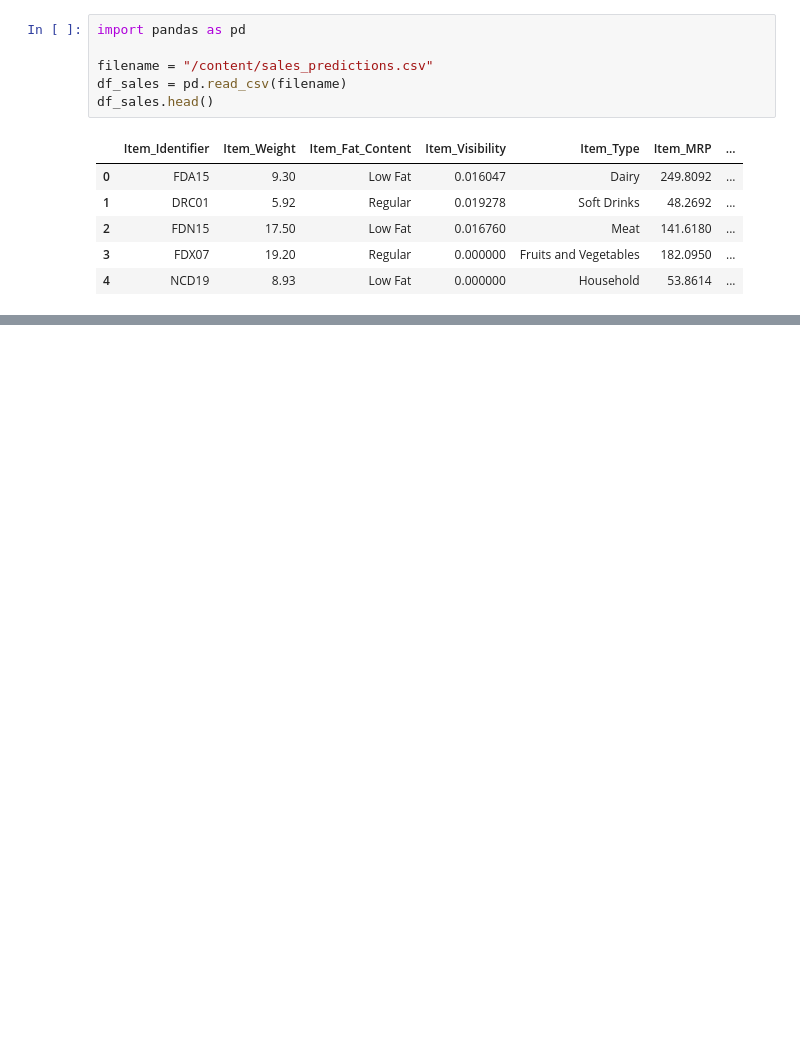
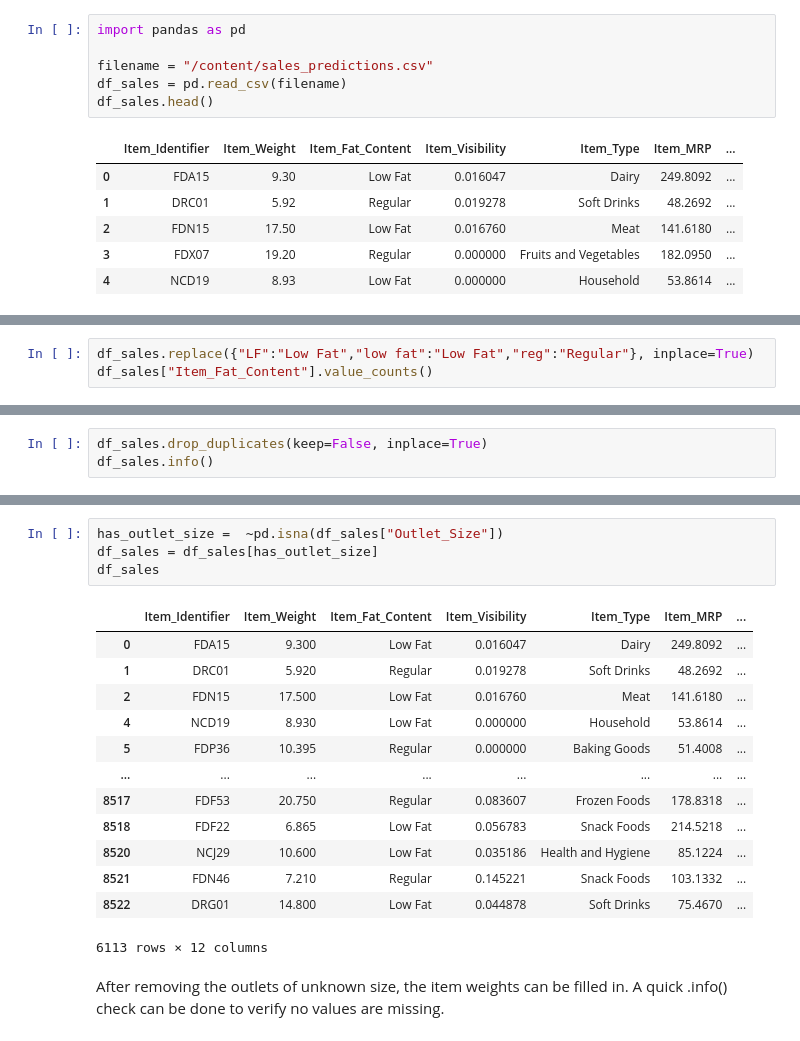
Before and after one commit to bngrossmann/food-sales-predictions, a Jupyter notebook: food_sales_predition.ipynb, the cells around one changed output, grey strips where cells are left out. Drawn from its saved outputs; the diff is of its cells as text; blank space fills up the shorter version.

```diff
--- a/food_sales_predition.ipynb
+++ b/food_sales_predition.ipynb
@@ -15,0 +122,3 @@ df_sales.head()
+# %%
+df_sales.replace({"LF":"Low Fat","low fat":"Low Fat","reg":"Regular"}, inplace=True)
+df_sales["Item_Fat_Content"].value_counts()
@@ -15,0 +131,3 @@ df_sales.head()
+# %%
+df_sales.drop_duplicates(keep=False, inplace=True)
+df_sales.info()
@@ -15,0 +250,20 @@ df_sales.head()
+# %%
+has_outlet_size =  ~pd.isna(df_sales["Outlet_Size"])
+df_sales = df_sales[has_outlet_size]
+df_sales
+# %% [output]
+|  | Item_Identifier | Item_Weight | Item_Fat_Content | Item_Visibility | Item_Type | Item_MRP | ... |
+| 0 | FDA15 | 9.300 | Low Fat | 0.016047 | Dairy | 249.8092 | ... |
+| 1 | DRC01 | 5.920 | Regular | 0.019278 | Soft Drinks | 48.2692 | ... |
+| 2 | FDN15 | 17.500 | Low Fat | 0.016760 | Meat | 141.6180 | ... |
+| 4 | NCD19 | 8.930 | Low Fat | 0.000000 | Household | 53.8614 | ... |
+| 5 | FDP36 | 10.395 | Regular | 0.000000 | Baking Goods | 51.4008 | ... |
+| ... | ... | ... | ... | ... | ... | ... | ... |
+| 8517 | FDF53 | 20.750 | Regular | 0.083607 | Frozen Foods | 178.8318 | ... |
+| 8518 | FDF22 | 6.865 | Low Fat | 0.056783 | Snack Foods | 214.5218 | ... |
+| 8520 | NCJ29 | 10.600 | Low Fat | 0.035186 | Health and Hygiene | 85.1224 | ... |
+| 8521 | FDN46 | 7.210 | Regular | 0.145221 | Snack Foods | 103.1332 | ... |
+| 8522 | DRG01 | 14.800 | Low Fat | 0.044878 | Soft Drinks | 75.4670 | ... |
+6113 rows × 12 columns
+# %% [markdown]
+After removing the outlets of unknown size, the item weights can be filled in. A quick .info() check can be done to verify no values are missing.
```
Also changed, not shown: parts of 33 cells of this notebook.
